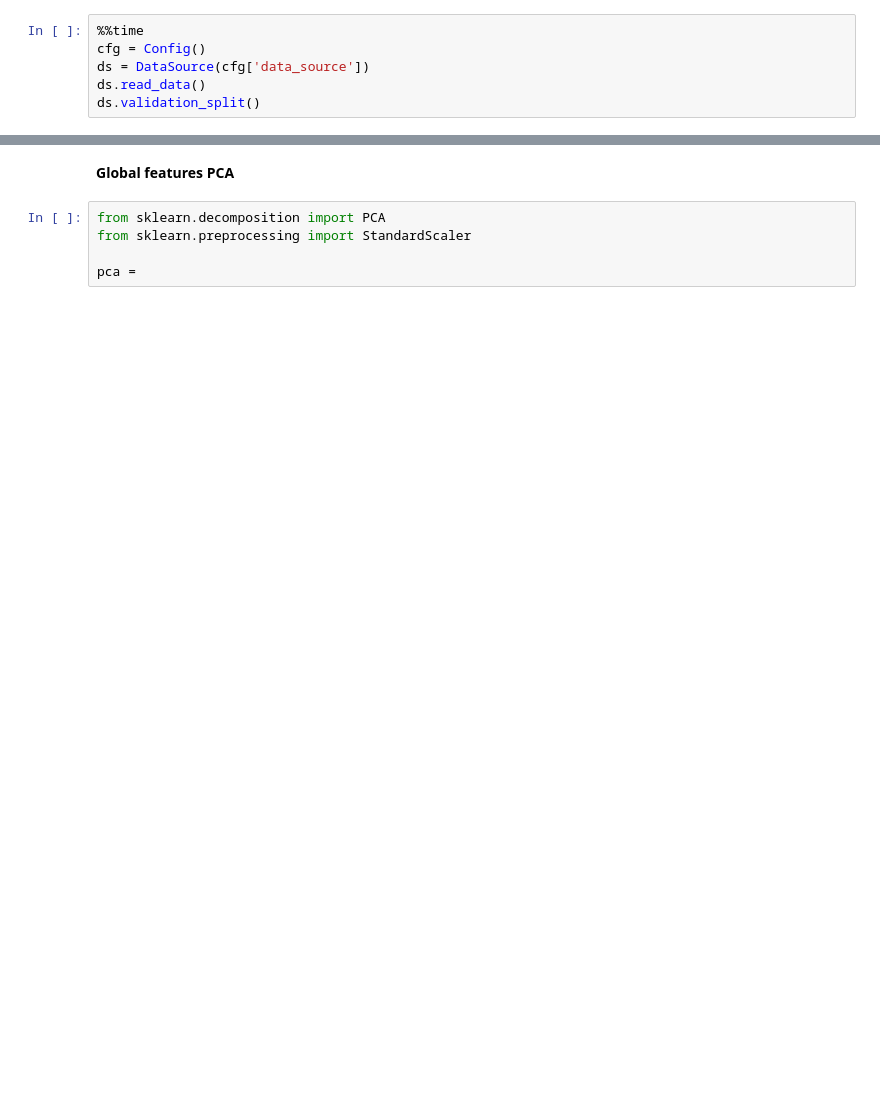
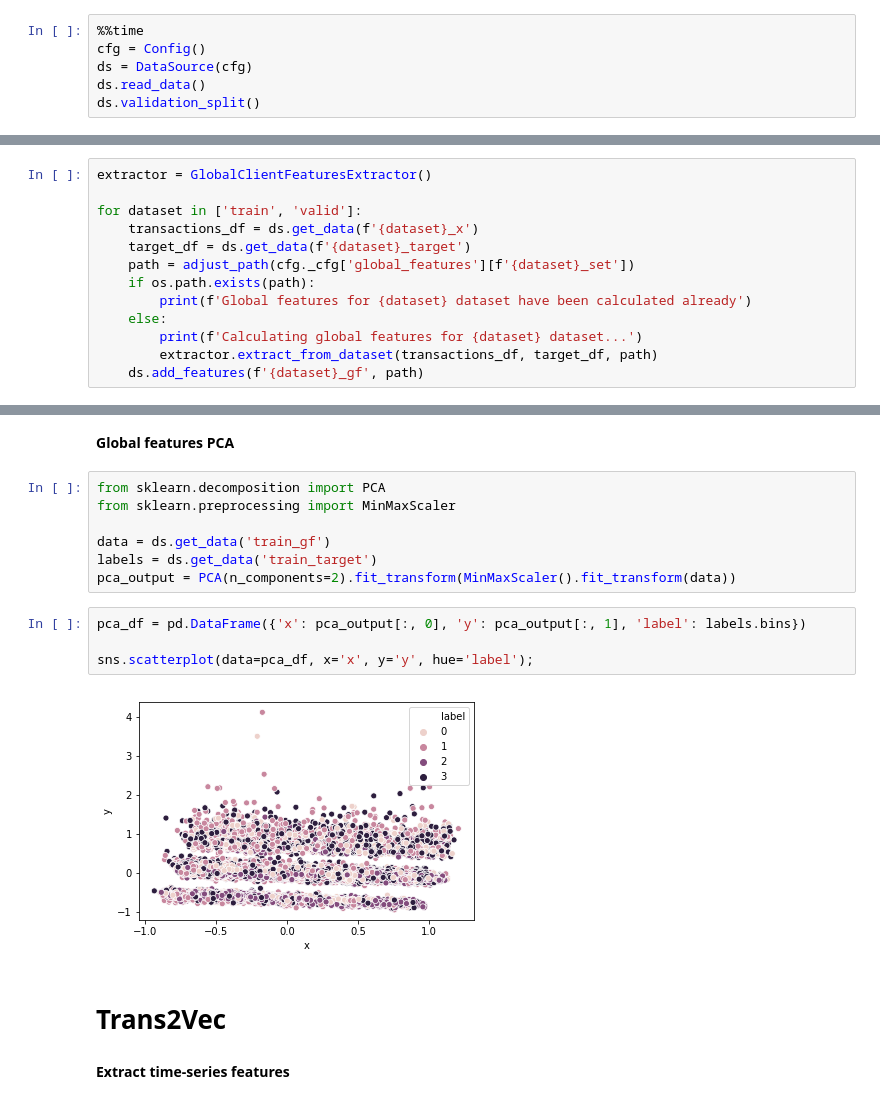
Before and after one commit to dzemidkada/onti-competition, a Jupyter notebook: src/notebooks/EDA_dima.ipynb, the cells around one changed output, grey strips where cells are left out. Saved outputs shown, nothing was run; the diff lists cells and outputs as text; blank space fills up the shorter version.

Commit message:
Global and ts features generation done

```diff
--- a/src/notebooks/EDA_dima.ipynb
+++ b/src/notebooks/EDA_dima.ipynb
@@ -22,7 +23,7 @@ import tqdm
 # %%
 %%time
 cfg = Config()
-ds = DataSource(cfg['data_source'])
+ds = DataSource(cfg)
 ds.read_data()
 ds.validation_split()
 # %% [output]
@@ -152,0 +56,13 @@ pool.join()
+# %%
+extractor = GlobalClientFeaturesExtractor()
+
+for dataset in ['train', 'valid']:
+    transactions_df = ds.get_data(f'{dataset}_x')
+    target_df = ds.get_data(f'{dataset}_target')
+    path = adjust_path(cfg._cfg['global_features'][f'{dataset}_set'])
+    if os.path.exists(path):
+        print(f'Global features for {dataset} dataset have been calculated already')
+    else:
+        print(f'Calculating global features for {dataset} dataset...')
+        extractor.extract_from_dataset(transactions_df, target_df, path)
+    ds.add_features(f'{dataset}_gf', path)
@@ -154,6 +85,18 @@ pool.join()
 **Global features PCA**
 # %%
 from sklearn.decomposition import PCA
-from sklearn.preprocessing import StandardScaler
+from sklearn.preprocessing import MinMaxScaler
 
-pca =
+data = ds.get_data('train_gf')
+labels = ds.get_data('train_target')
+pca_output = PCA(n_components=2).fit_transform(MinMaxScaler().fit_transform(data))
+# %%
+pca_df = pd.DataFrame({'x': pca_output[:, 0], 'y': pca_output[:, 1], 'label': labels.bins})
+
+sns.scatterplot(data=pca_df, x='x', y='y', hue='label');
+# %% [output]
+[figure, added]
+# %% [markdown]
+# Trans2Vec
+# %% [markdown]
+**Extract time-series features**
```
Also changed, not shown: parts of 27 cells of this notebook, 3 other files.
